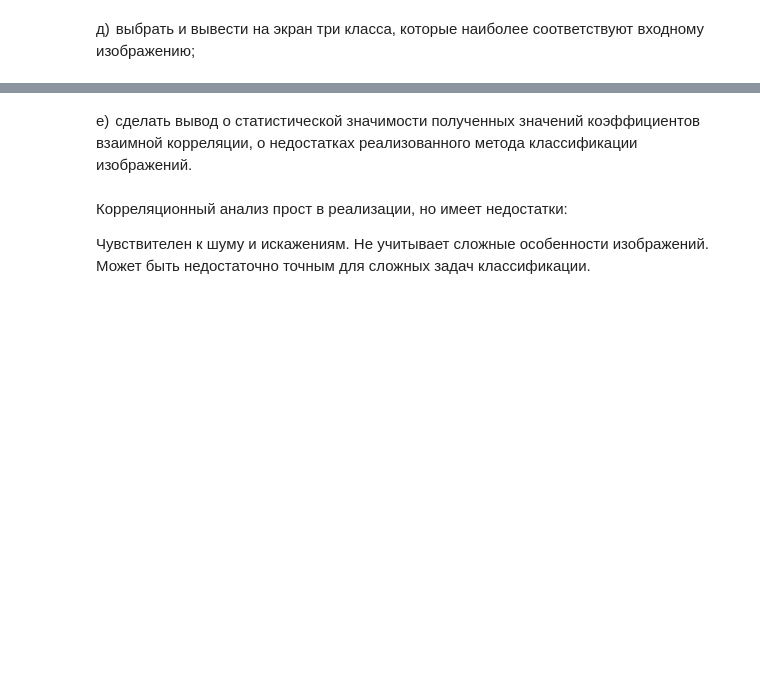
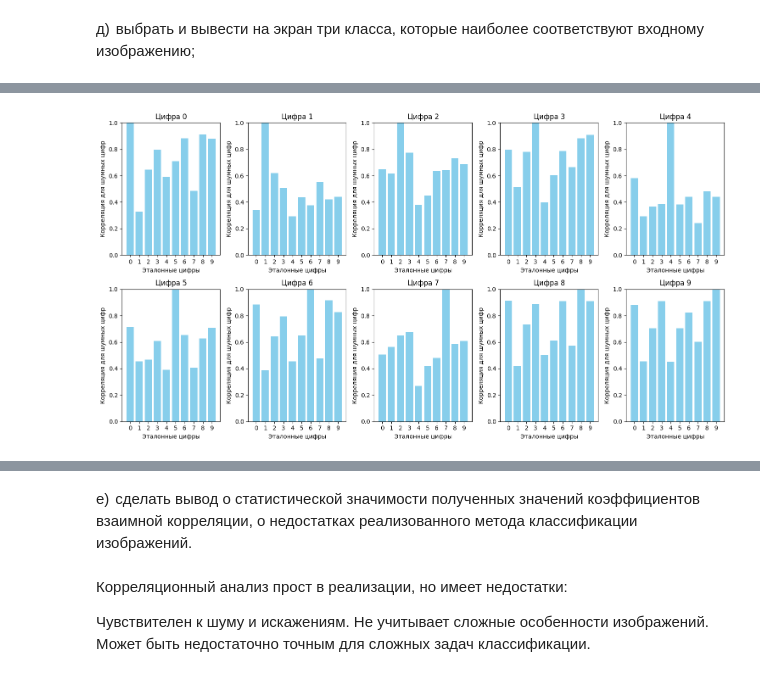
Before and after one commit to Iwan143/AI-ML, a Jupyter notebook: DZ2.ipynb, the cells around one changed output, grey strips where cells are left out. Saved outputs shown, nothing was run; the diff lists cells and outputs as text; code cells hidden in the pictures; blank space fills up the shorter version.

```diff
--- a/DZ2.ipynb
+++ b/DZ2.ipynb
@@ -115,0 +243,81 @@ print(f"Три наиболее подходящих класса: {top_matches}
+# %%
+for digit in digits:
+    print(f"Коэффициенты корреляции для входного изображения цифры {digit}:")
+    correlations = correlation_results[digit]
+    correlations.sort(key=lambda x: x[1], reverse=True)  # Сортировка для вывода
+    for ref_digit, corr in correlations[:3]:
+        print(f"  Цифра {ref_digit}: {corr:.4f}")
+    print()
+
+# Визуализация коэффициентов корреляции
+plt.figure(figsize=(15, 8))
+for i, digit in enumerate(digits):
+    plt.subplot(2, 5, i+1)
+    # Создаем список корреляций для всех цифр (от 0 до 9)
+    correlations_all = [0] * 10  # Инициализируем нулями
+    for ref_digit, corr in correlation_results[digit]:
+        correlations_all[ref_digit] = corr  # Заполняем значения корреляций
+    plt.bar(range(10), correlations_all, color='skyblue')
+    plt.title(f"Цифра {digit}")
+    plt.xlabel("Эталонные цифры")
+    plt.ylabel("Корреляция для шумных цифр")
+    plt.xticks(range(10))  # Размечение оси X от 0 до 9 с шагом 1
+    plt.ylim(0, 1)
+plt.tight_layout()
+plt.show()
+
+
+
+
+
+for digit2 in digits:
+    print(f"Коэффициенты корреляции для входного изображения цифры {digit2}:")
+    correlations2 = correlation_results2[digit2]
+    correlations2.sort(key=lambda x: x[1], reverse=True)  # Сортировка для вывода
+    for ref_digit2, corr2 in correlations2[:3]:
+        print(f"  Цифра {ref_digit2}: {corr2:.4f}")
+    print()
+
+# Визуализация коэффициентов корреляции
+plt.figure(figsize=(15, 8))
+for i, digit2 in enumerate(digits):
+    plt.subplot(2, 5, i+1)
+    # Создаем список корреляций для всех цифр (от 0 до 9)
+    correlations2_all = [0] * 10  # Инициализируем нулями
+    for ref_digit2, corr2 in correlation_results2[digit2]:
+        correlations2_all[ref_digit2] = corr2  # Заполняем значения корреляций
+    plt.bar(range(10), correlations2_all, color='skyblue')
+    plt.title(f"Цифра {digit2}")
+    plt.xlabel("Эталонные цифры")
+    plt.ylabel("Корреляция для чумазых цифр")
+    plt.xticks(range(10))  # Размечение оси X от 0 до 9 с шагом 1
+    plt.ylim(0, 1)
+plt.tight_layout()
+plt.show()
+
+
+for digit3 in digits:
+    print(f"Коэффициенты корреляции для входного изображения цифры {digit3}:")
+    correlations3 = correlation_results3[digit3]
+    correlations3.sort(key=lambda x: x[1], reverse=True)  # Сортировка для вывода
+    for ref_digit3, corr3 in correlations3[:3]:
+        print(f"  Цифра {ref_digit3}: {corr3:.4f}")
+    print()
+
+# Визуализация коэффициентов корреляции
+plt.figure(figsize=(15, 8))
+for i, digit3 in enumerate(digits):
+    plt.subplot(2, 5, i+1)
+    # Создаем список корреляций для всех цифр (от 0 до 9)
+    correlations3_all = [0] * 10  # Инициализируем нулями
+    for ref_digit3, corr3 in correlation_results3[digit3]:
+        correlations3_all[ref_digit3] = corr3  # Заполняем значения корреляций
+    plt.bar(range(10), correlations3_all, color='skyblue')
+    plt.title(f"Цифра {digit3}")
+    plt.xlabel("Эталонные цифры")
+    plt.ylabel("Корреляция для чистых цифр")
+    plt.xticks(range(10))  # Размечение оси X от 0 до 9 с шагом 1
+    plt.ylim(0, 1)
+plt.tight_layout()
+plt.show()
+# %% [output]
@@ -115,0 +341 @@ print(f"Три наиболее подходящих класса: {top_matches}
+[figure, added]
```
Also changed, not shown: parts of 11 cells of this notebook.
